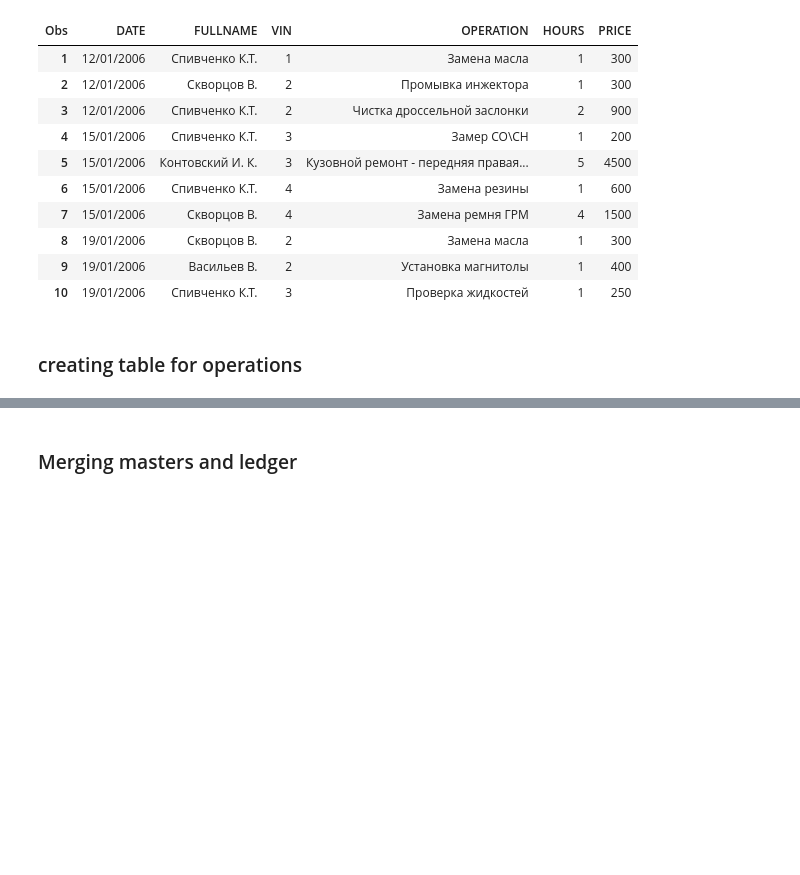
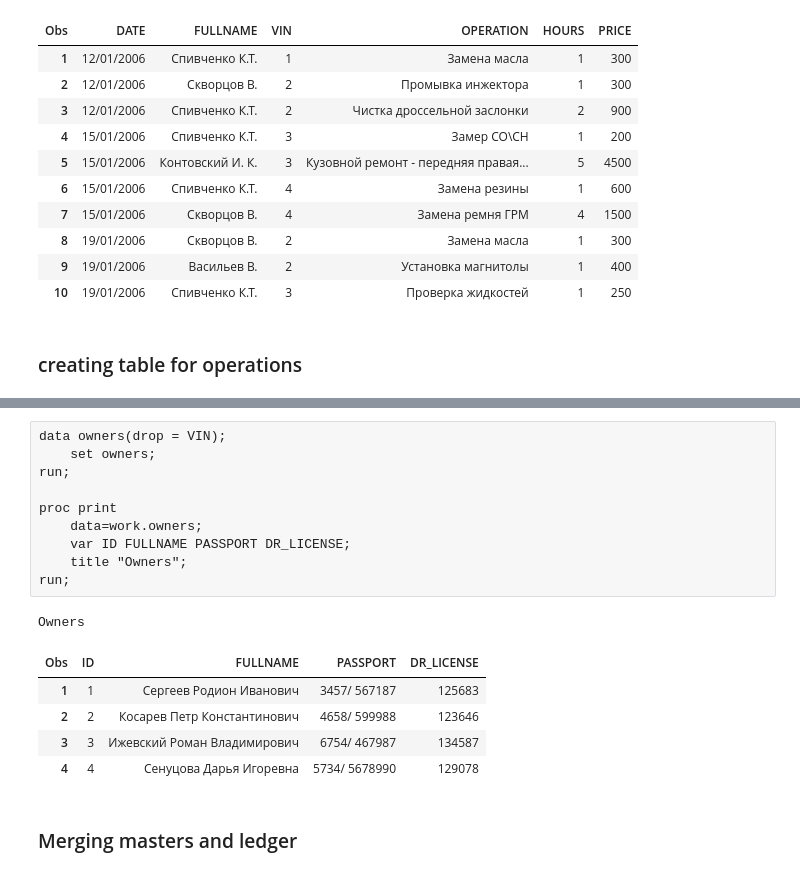
Before and after one commit to ahtyamovdanil/SAS_university, a Jupyter notebook: lab_1/lab1_var3.ipynb, the cells around one changed output, grey strips where cells are left out. Cells and saved outputs as stored; diff of their text form; blank space fills up the shorter version.

```diff
--- a/lab_1/lab1_var3.ipynb
+++ b/lab_1/lab1_var3.ipynb
@@ -181,3 +211,20 @@ Operations
+# %%
+data owners(drop = VIN);
+    set owners;
+run;
+
+proc print
+    data=work.owners;
+    var ID FULLNAME PASSPORT DR_LICENSE;
+    title "Owners";
+run;
+# %% [output]
+Owners
+| Obs | ID | FULLNAME | PASSPORT | DR_LICENSE |
+| 1 | 1 | Сергеев Родион Иванович | 3457/ 567187 | 125683 |
+| 2 | 2 | Косарев Петр Константинович | 4658/ 599988 | 123646 |
+| 3 | 3 | Ижевский Роман Владимирович | 6754/ 467987 | 134587 |
+| 4 | 4 | Сенуцова Дарья Игоревна | 5734/ 5678990 | 129078 |
 # %% [markdown]
 ### Merging masters and ledger
 # %%
```
Also changed, not shown: parts of 7 cells of this notebook.
